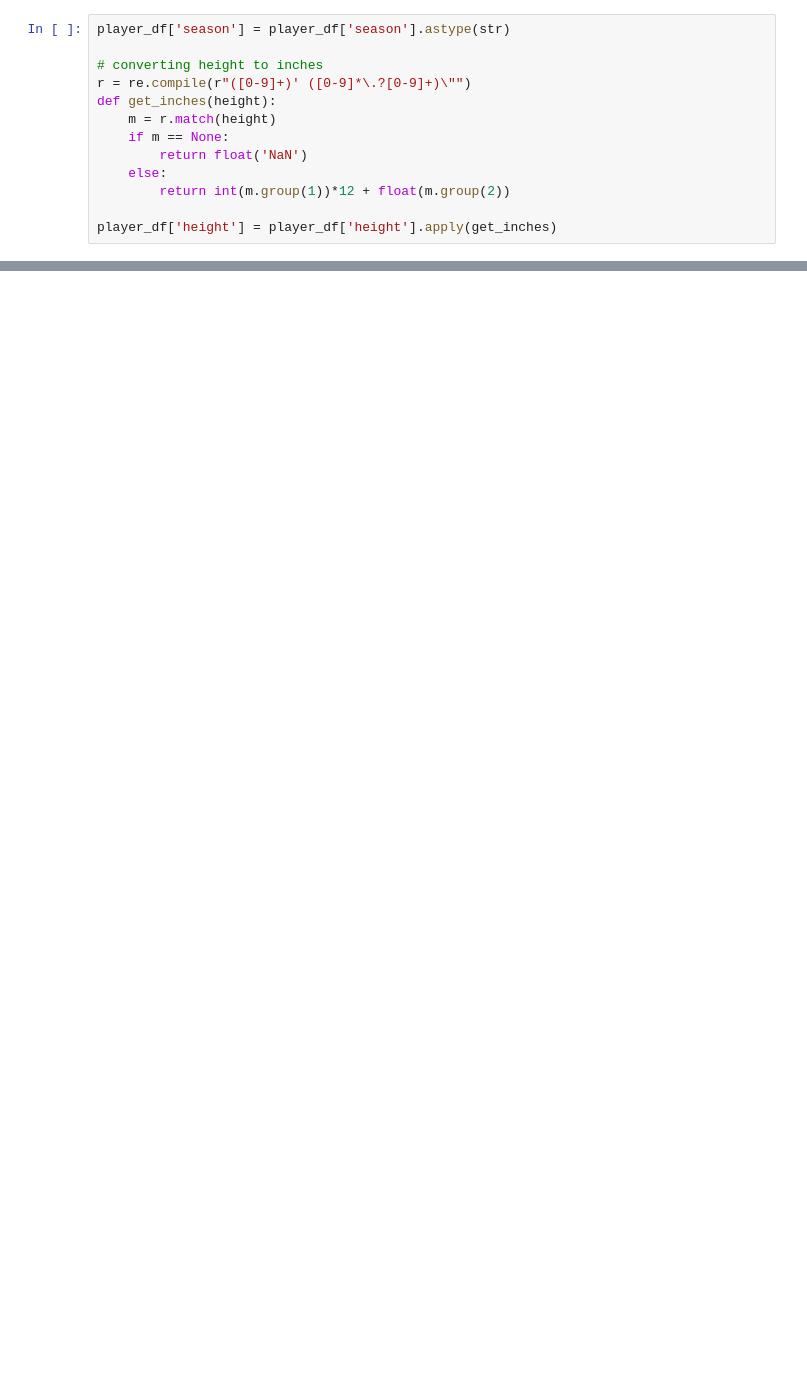
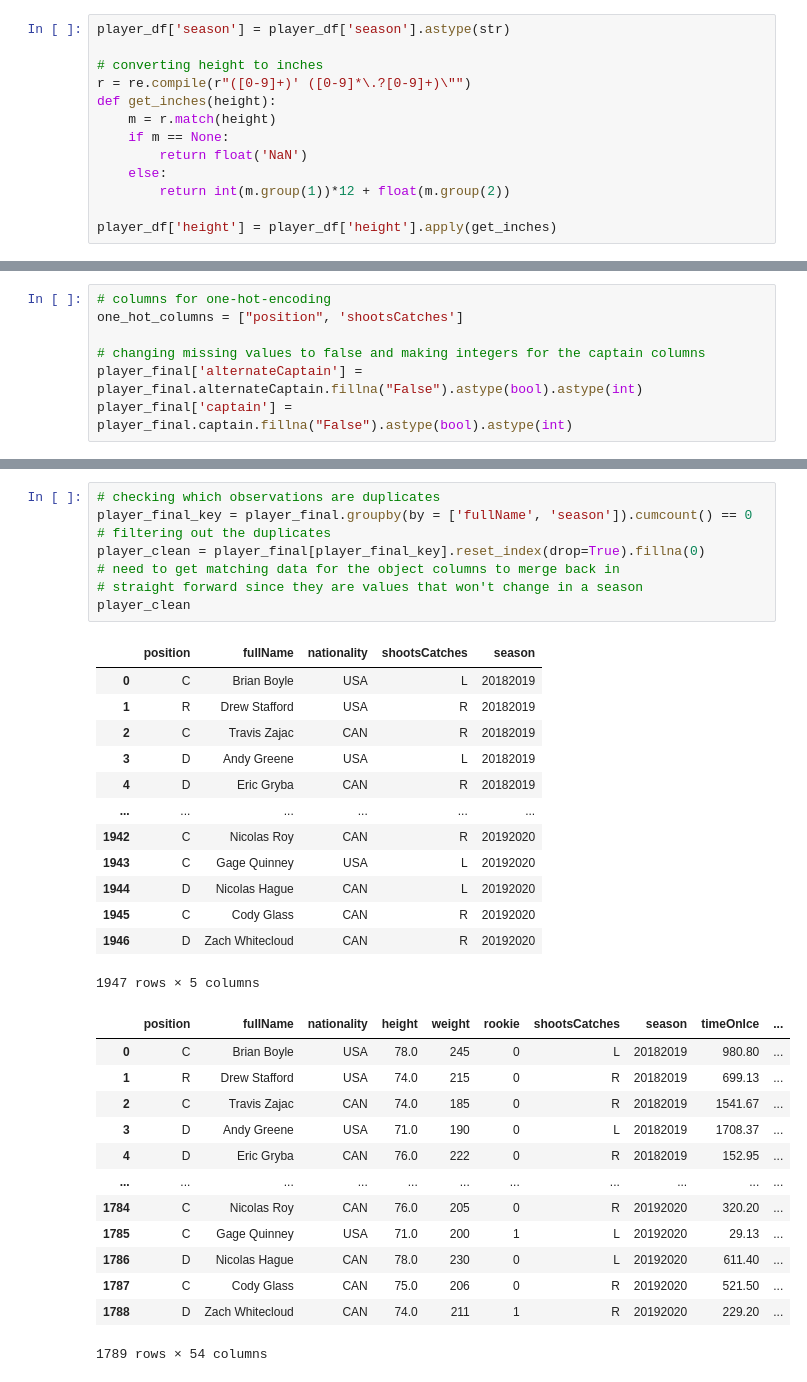
Before and after one commit to sjacobson94/COMP4449, a Jupyter notebook: midterm_project/analysis.ipynb, the cells around one changed output, grey strips where cells are left out. Drawn from its saved outputs; the diff is of its cells as text; blank space fills up the shorter version.

```diff
--- a/midterm_project/analysis.ipynb
+++ b/midterm_project/analysis.ipynb
@@ -213,0 +243,7 @@ player_df.select_dtypes("object")
+# %%
+# columns for one-hot-encoding
+one_hot_columns = ["position", 'shootsCatches']
+
+# changing missing values to false and making integers for the captain columns
+player_final['alternateCaptain'] = player_final.alternateCaptain.fillna("False").astype(bool).astype(int)
+player_final['captain'] = player_final.captain.fillna("False").astype(bool).astype(int)
@@ -213,0 +264,35 @@ player_df.select_dtypes("object")
+# %%
+# checking which observations are duplicates
+player_final_key = player_final.groupby(by = ['fullName', 'season']).cumcount() == 0
+# filtering out the duplicates
+player_clean = player_final[player_final_key].reset_index(drop=True).fillna(0)
+# need to get matching data for the object columns to merge back in
+# straight forward since they are values that won't change in a season
+player_clean
+# %% [output]
+|  | position | fullName | nationality | shootsCatches | season |
+| 0 | C | Brian Boyle | USA | L | 20182019 |
+| 1 | R | Drew Stafford | USA | R | 20182019 |
+| 2 | C | Travis Zajac | CAN | R | 20182019 |
+| 3 | D | Andy Greene | USA | L | 20182019 |
+| 4 | D | Eric Gryba | CAN | R | 20182019 |
+| ... | ... | ... | ... | ... | ... |
+| 1942 | C | Nicolas Roy | CAN | R | 20192020 |
+| 1943 | C | Gage Quinney | USA | L | 20192020 |
+| 1944 | D | Nicolas Hague | CAN | L | 20192020 |
+| 1945 | C | Cody Glass | CAN | R | 20192020 |
+| 1946 | D | Zach Whitecloud | CAN | R | 20192020 |
+1947 rows × 5 columns
+|  | position | fullName | nationality | height | weight | rookie | shootsCatches | season | timeOnIce | ... |
+| 0 | C | Brian Boyle | USA | 78.0 | 245 | 0 | L | 20182019 | 980.80 | ... |
+| 1 | R | Drew Stafford | USA | 74.0 | 215 | 0 | R | 20182019 | 699.13 | ... |
+| 2 | C | Travis Zajac | CAN | 74.0 | 185 | 0 | R | 20182019 | 1541.67 | ... |
+| 3 | D | Andy Greene | USA | 71.0 | 190 | 0 | L | 20182019 | 1708.37 | ... |
+| 4 | D | Eric Gryba | CAN | 76.0 | 222 | 0 | R | 20182019 | 152.95 | ... |
+| ... | ... | ... | ... | ... | ... | ... | ... | ... | ... | ... |
+| 1784 | C | Nicolas Roy | CAN | 76.0 | 205 | 0 | R | 20192020 | 320.20 | ... |
+| 1785 | C | Gage Quinney | USA | 71.0 | 200 | 1 | L | 20192020 | 29.13 | ... |
+| 1786 | D | Nicolas Hague | CAN | 78.0 | 230 | 0 | L | 20192020 | 611.40 | ... |
+| 1787 | C | Cody Glass | CAN | 75.0 | 206 | 0 | R | 20192020 | 521.50 | ... |
+| 1788 | D | Zach Whitecloud | CAN | 74.0 | 211 | 1 | R | 20192020 | 229.20 | ... |
+1789 rows × 54 columns
```
Also changed, not shown: parts of 11 cells of this notebook.
